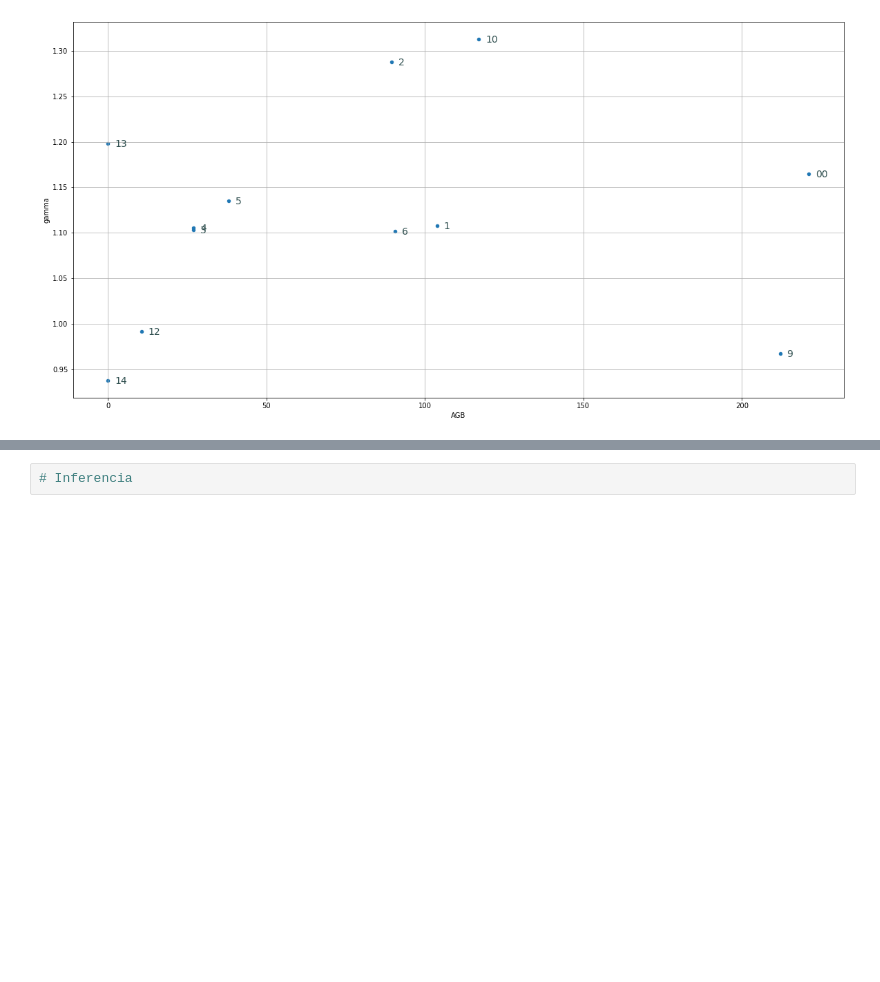
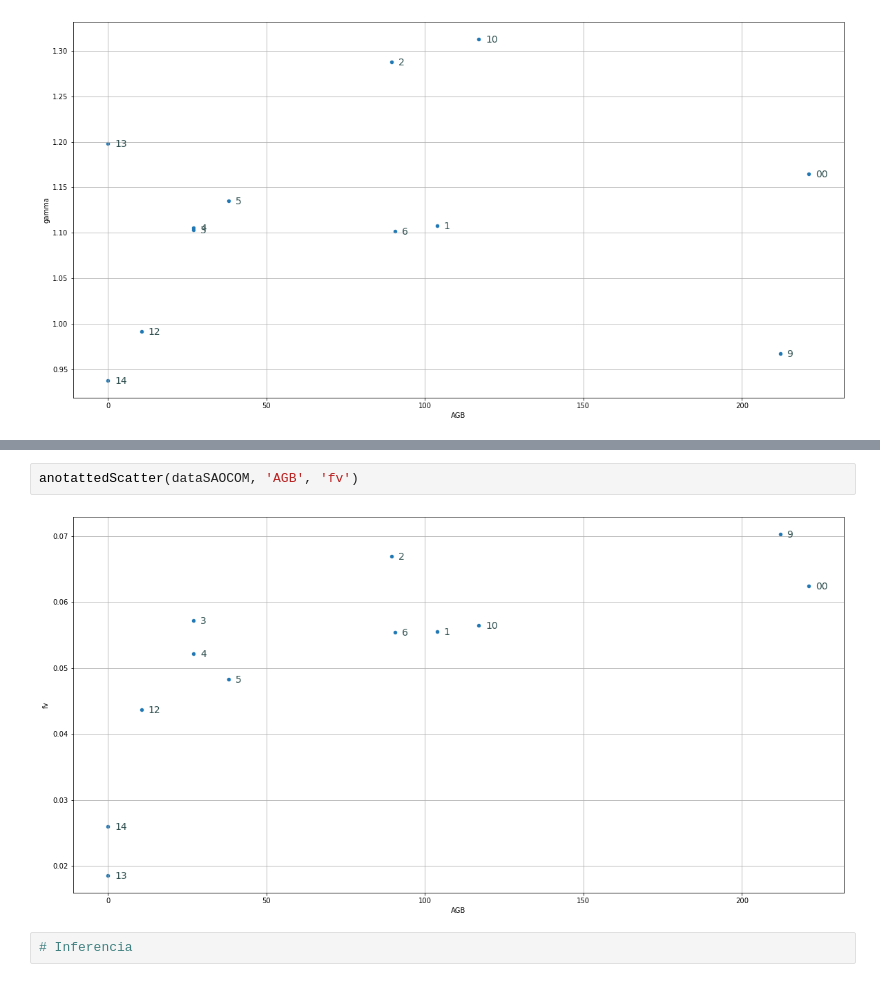
Before and after one commit to verderis/Bosques, a Jupyter notebook: analisisFinal.ipynb, the cells around one changed output, grey strips where cells are left out. Cells and saved outputs as stored; diff of their text form; blank space fills up the shorter version.

```diff
--- a/analisisFinal.ipynb
+++ b/analisisFinal.ipynb
@@ -957,3 +1045,7 @@ anotattedScatter(dataSAOCOM, 'AGB', 'gamma')
+# %%
+anotattedScatter(dataSAOCOM, 'AGB', 'fv')
+# %% [output]
+[figure, added]
 # %%
 # Inferencia
 # %%
```
Also changed, not shown: parts of 14 cells of this notebook.
